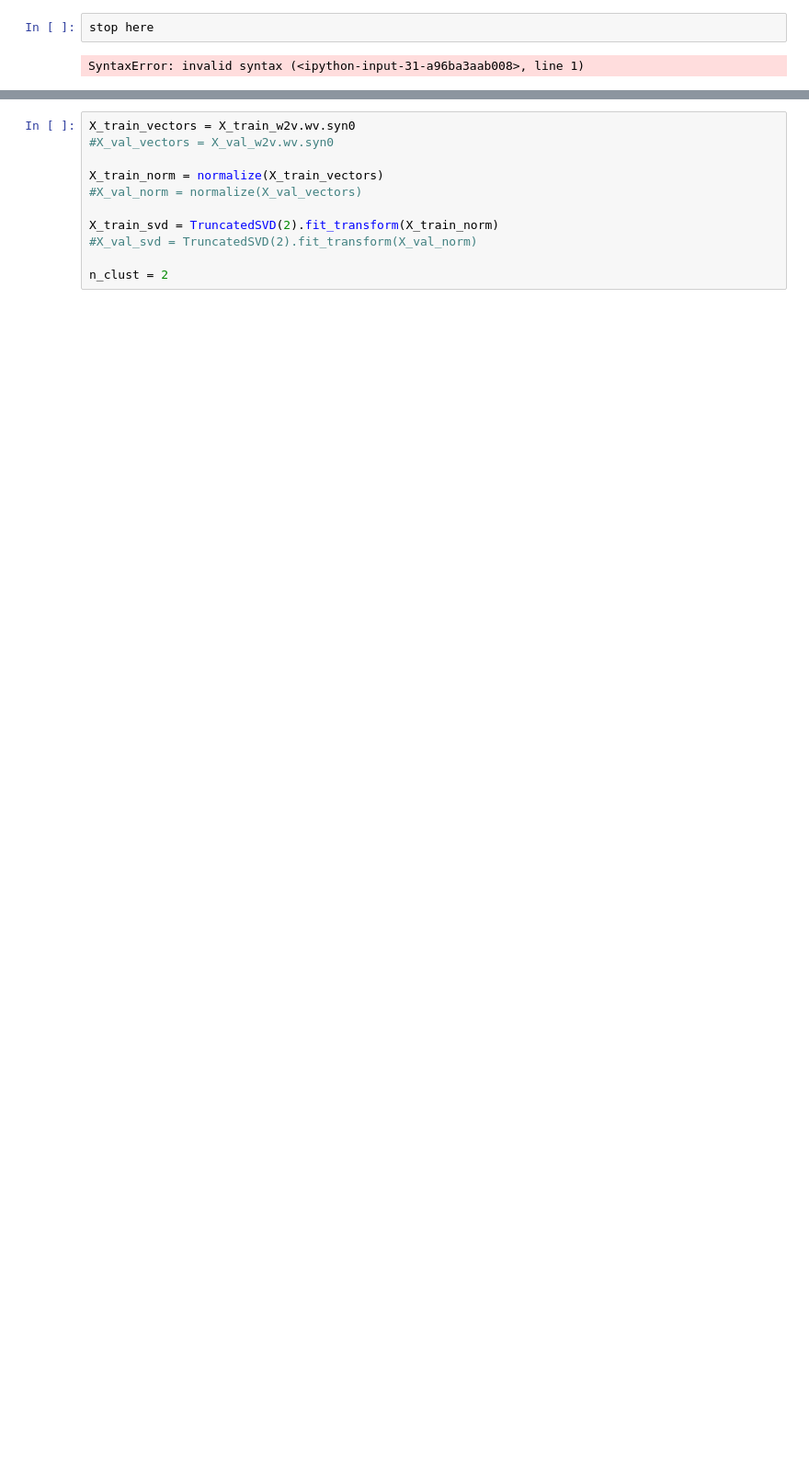
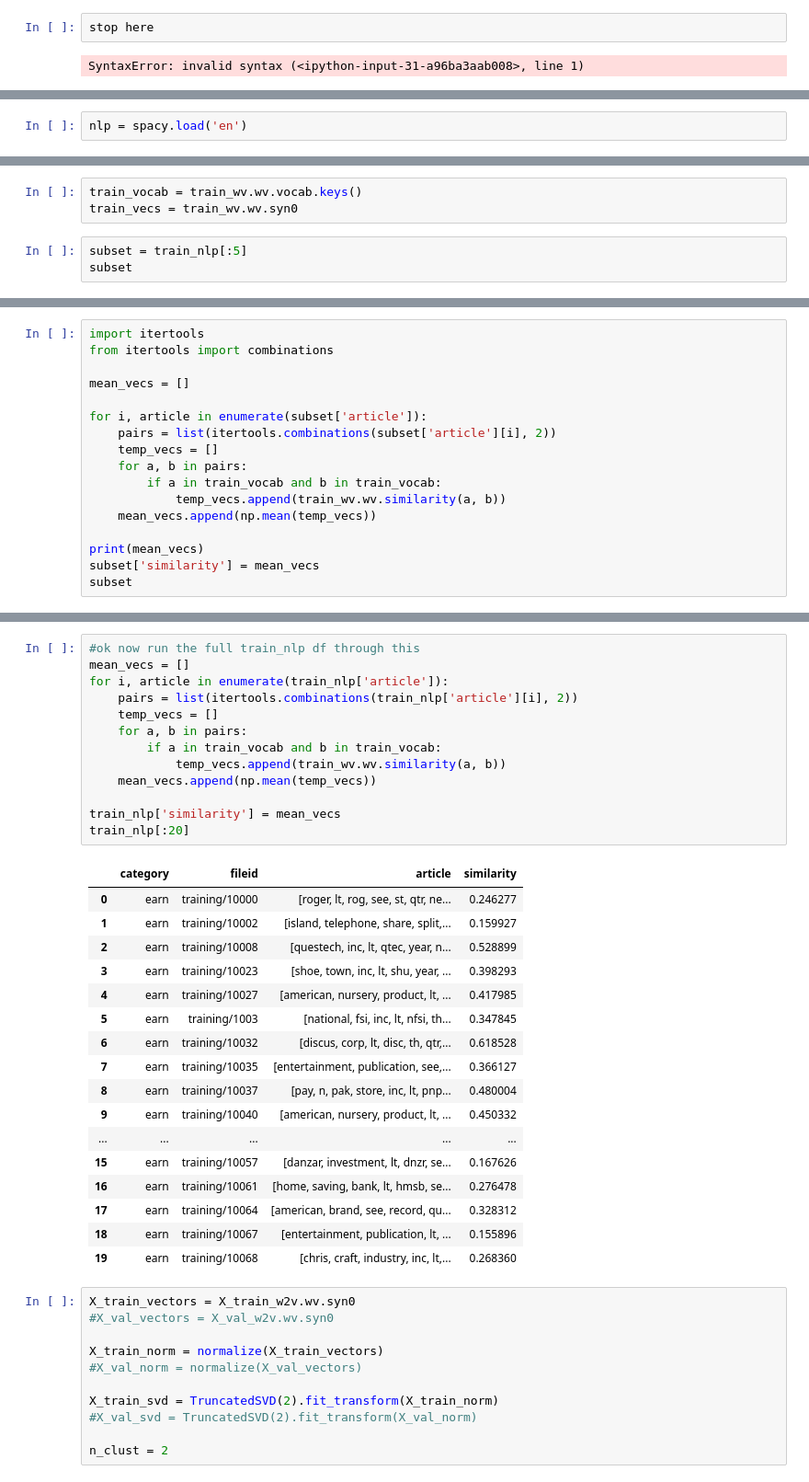
Before and after one commit to brianmcguckin/thinkful_unit_04_capstone, a Jupyter notebook: 04_capstone_v0.2.ipynb, the cells around one changed output, grey strips where cells are left out. Shown at 92% size. Drawn from its saved outputs; the diff is of its cells as text; blank space fills up the shorter version.

```diff
--- a/04_capstone_v0.2.ipynb
+++ b/04_capstone_v0.2.ipynb
@@ -781,0 +780,2 @@ from gensim.models import word2vec
+# %%
+nlp = spacy.load('en')
@@ -790,0 +883,6 @@ X_train_w2v = word2vec.Word2Vec(X_train,
+# %%
+train_vocab = train_wv.wv.vocab.keys()
+train_vecs = train_wv.wv.syn0
+# %%
+subset = train_nlp[:5]
+subset
@@ -790,0 +896,17 @@ X_train_w2v = word2vec.Word2Vec(X_train,
+# %%
+import itertools
+from itertools import combinations
+
+mean_vecs = []
+
+for i, article in enumerate(subset['article']):
+    pairs = list(itertools.combinations(subset['article'][i], 2))
+    temp_vecs = []
+    for a, b in pairs:
+        if a in train_vocab and b in train_vocab:
+            temp_vecs.append(train_wv.wv.similarity(a, b))
+    mean_vecs.append(np.mean(temp_vecs))
+
+print(mean_vecs)
+subset['similarity'] = mean_vecs
+subset
@@ -791,3 +925,34 @@ X_train_w2v = word2vec.Word2Vec(X_train,
+# %%
+#ok now run the full train_nlp df through this
+mean_vecs = []
+for i, article in enumerate(train_nlp['article']):
+    pairs = list(itertools.combinations(train_nlp['article'][i], 2))
+    temp_vecs = []
+    for a, b in pairs:
+        if a in train_vocab and b in train_vocab:
+            temp_vecs.append(train_wv.wv.similarity(a, b))
+    mean_vecs.append(np.mean(temp_vecs))
+
+train_nlp['similarity'] = mean_vecs
+train_nlp[:20]
+# %% [output]
+|  | category | fileid | article | similarity |
+| 0 | earn | training/10000 | [roger, lt, rog, see, st, qtr, ne... | 0.246277 |
+| 1 | earn | training/10002 | [island, telephone, share, split,... | 0.159927 |
+| 2 | earn | training/10008 | [questech, inc, lt, qtec, year, n... | 0.528899 |
+| 3 | earn | training/10023 | [shoe, town, inc, lt, shu, year, ... | 0.398293 |
+| 4 | earn | training/10027 | [american, nursery, product, lt, ... | 0.417985 |
+| 5 | earn | training/1003 | [national, fsi, inc, lt, nfsi, th... | 0.347845 |
+| 6 | earn | training/10032 | [discus, corp, lt, disc, th, qtr,... | 0.618528 |
+| 7 | earn | training/10035 | [entertainment, publication, see,... | 0.366127 |
+| 8 | earn | training/10037 | [pay, n, pak, store, inc, lt, pnp... | 0.480004 |
+| 9 | earn | training/10040 | [american, nursery, product, lt, ... | 0.450332 |
+| ... | ... | ... | ... | ... |
+| 15 | earn | training/10057 | [danzar, investment, lt, dnzr, se... | 0.167626 |
+| 16 | earn | training/10061 | [home, saving, bank, lt, hmsb, se... | 0.276478 |
+| 17 | earn | training/10064 | [american, brand, see, record, qu... | 0.328312 |
+| 18 | earn | training/10067 | [entertainment, publication, lt, ... | 0.155896 |
+| 19 | earn | training/10068 | [chris, craft, industry, inc, lt,... | 0.268360 |
 # %%
 X_train_vectors = X_train_w2v.wv.syn0
 #X_val_vectors = X_val_w2v.wv.syn0
```
Also changed, not shown: parts of 34 cells of this notebook.
